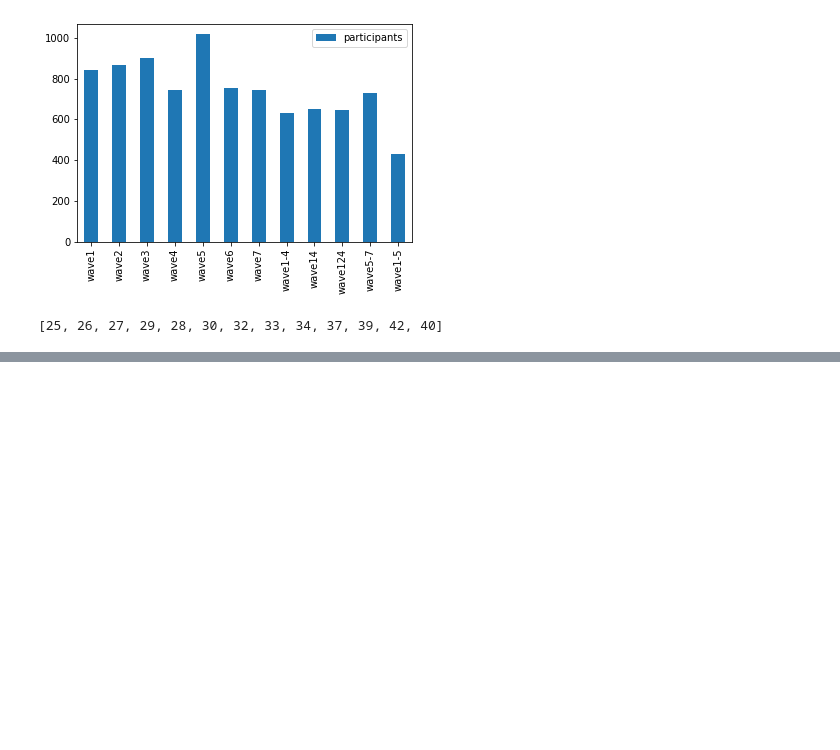
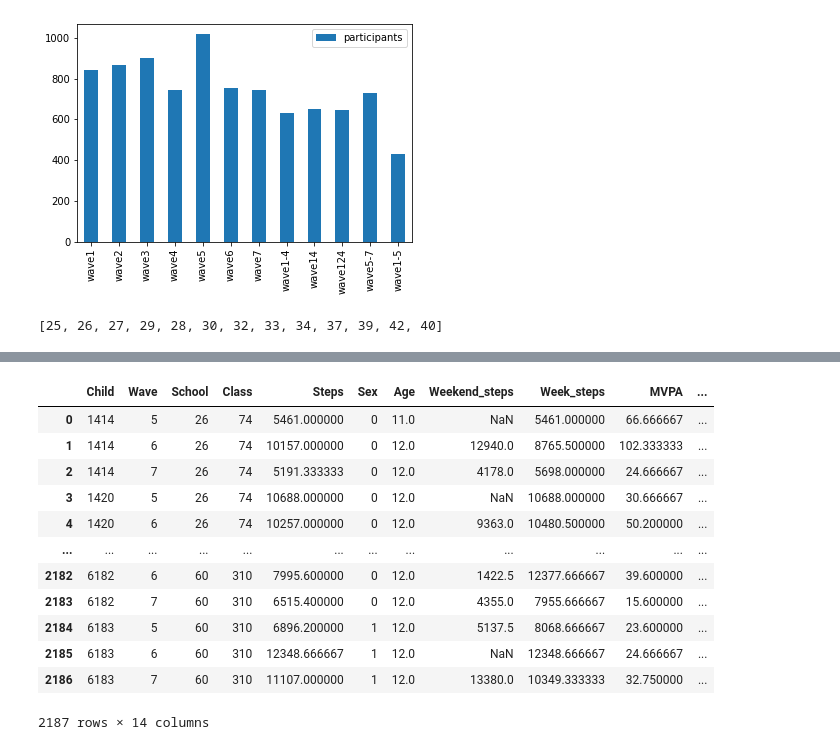
Before and after one commit to Shoarmin/baproject, a Jupyter notebook: code.ipynb, the cells around one changed output, grey strips where cells are left out. Saved outputs shown, nothing was run; the diff lists cells and outputs as text; code cells hidden in the pictures; blank space fills up the shorter version.

```diff
--- a/code.ipynb
+++ b/code.ipynb
@@ -298,20 +226,0 @@ full_table_13
-# %%
-#Add socio data to the full table of week 5-7
-temp=socio_DI_57.groupby(['Alter', 'Wave'])['Child'].nunique()
-temp = temp.reset_index()
-temp.columns = ['Child', 'Wave', 'S_DI']
-
-full_table_57 = full_table_57.merge(temp, how = 'left').fillna(0)
-
-temp=socio_PA_57.groupby(['Alter', 'Wave'])['Child'].nunique()
-temp = temp.reset_index()
-temp.columns = ['Child', 'Wave', 'S_PA']
-
-full_table_57 = full_table_57.merge(temp, how = 'left').fillna(0)
-
-temp=socio_GEN_57.groupby(['Alter', 'Wave'])['Child'].nunique()
-temp = temp.reset_index()
-temp.columns = ['Child', 'Wave', 'S_GEN']
-
-full_table_57 = full_table_57.merge(temp, how = 'left').fillna(0)
-full_table_57
@@ -379,0 +227,25 @@ dtype: int64
+# %%
+## get percentage compared to last one
+## now for 5-7
+full_table_57['Steps_ch'] = full_table_57[(full_table_57['Wave'] % 6 == 0) | (full_table_57['Wave'] % 7 == 0)].Steps.pct_change()
+full_table_57.loc[1, 'Steps_ch'] = (full_table_57.iloc[1].Steps - full_table_57.iloc[0].Steps) / full_table_57.iloc[0].Steps
+
+full_table_57['MVPA_ch'] = full_table_57[(full_table_57['Wave'] % 6 == 0) | (full_table_57['Wave'] % 7 == 0)].MVPA.pct_change()
+full_table_57.loc[1, 'MVPA_ch'] = (full_table_57.iloc[1].MVPA - full_table_57.iloc[0].MVPA) / full_table_57.iloc[0].MVPA
+full_table_57 = full_table_57.replace([np.inf, -np.inf], np.nan)
+
+display(full_table_57)
+# %% [output]
+|  | Child | Wave | School | Class | Steps | Sex | Age | Weekend_steps | Week_steps | MVPA | ... |
+| 0 | 1414 | 5 | 26 | 74 | 5461.000000 | 0 | 11.0 | NaN | 5461.000000 | 66.666667 | ... |
+| 1 | 1414 | 6 | 26 | 74 | 10157.000000 | 0 | 12.0 | 12940.0 | 8765.500000 | 102.333333 | ... |
+| 2 | 1414 | 7 | 26 | 74 | 5191.333333 | 0 | 12.0 | 4178.0 | 5698.000000 | 24.666667 | ... |
+| 3 | 1420 | 5 | 26 | 74 | 10688.000000 | 0 | 12.0 | NaN | 10688.000000 | 30.666667 | ... |
+| 4 | 1420 | 6 | 26 | 74 | 10257.000000 | 0 | 12.0 | 9363.0 | 10480.500000 | 50.200000 | ... |
+| ... | ... | ... | ... | ... | ... | ... | ... | ... | ... | ... | ... |
+| 2182 | 6182 | 6 | 60 | 310 | 7995.600000 | 0 | 12.0 | 1422.5 | 12377.666667 | 39.600000 | ... |
+| 2183 | 6182 | 7 | 60 | 310 | 6515.400000 | 0 | 12.0 | 4355.0 | 7955.666667 | 15.600000 | ... |
+| 2184 | 6183 | 5 | 60 | 310 | 6896.200000 | 1 | 12.0 | 5137.5 | 8068.666667 | 23.600000 | ... |
+| 2185 | 6183 | 6 | 60 | 310 | 12348.666667 | 1 | 12.0 | NaN | 12348.666667 | 24.666667 | ... |
+| 2186 | 6183 | 7 | 60 | 310 | 11107.000000 | 1 | 12.0 | 13380.0 | 10349.333333 | 32.750000 | ... |
+2187 rows × 14 columns
```
Also changed, not shown: parts of 15 cells of this notebook.
